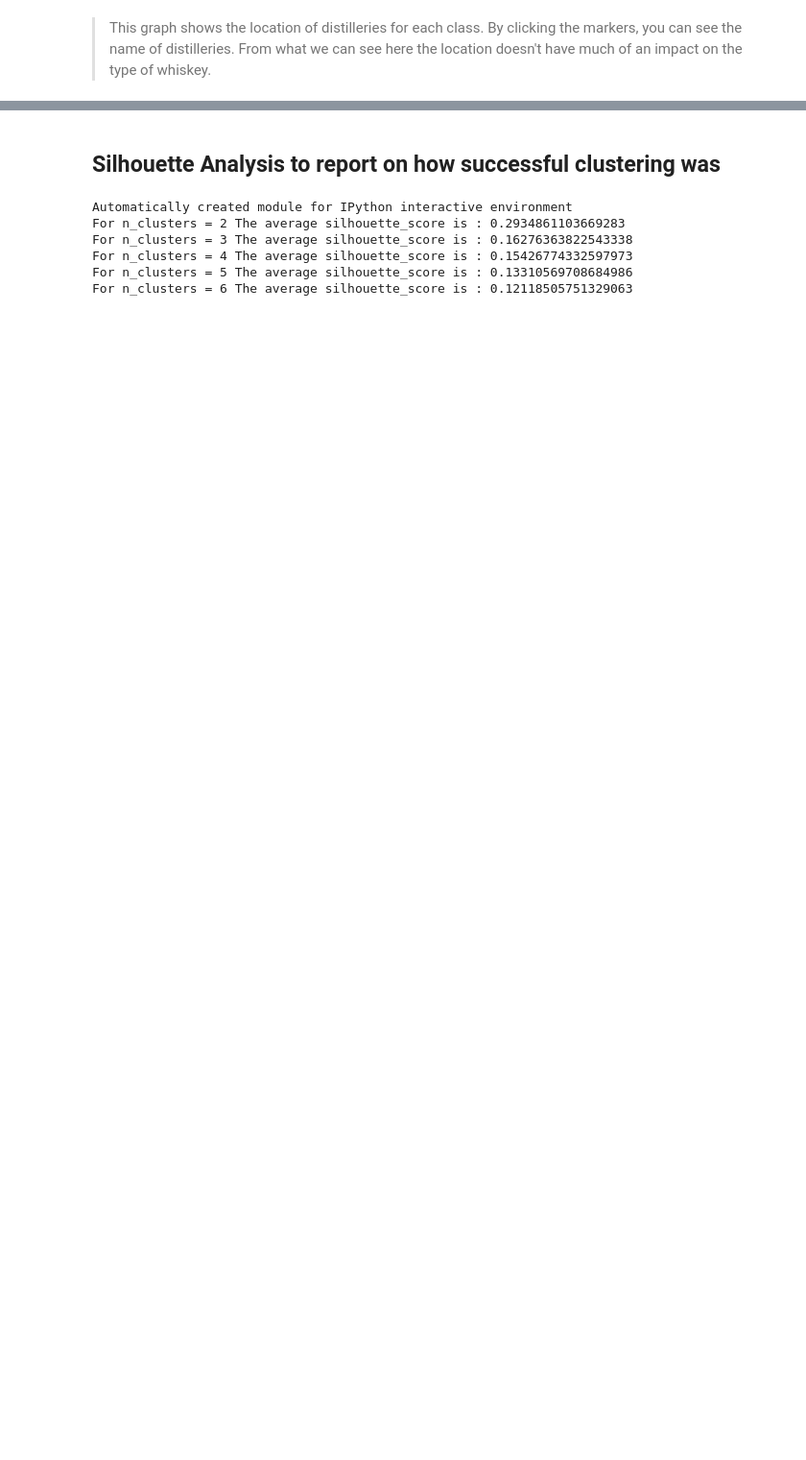
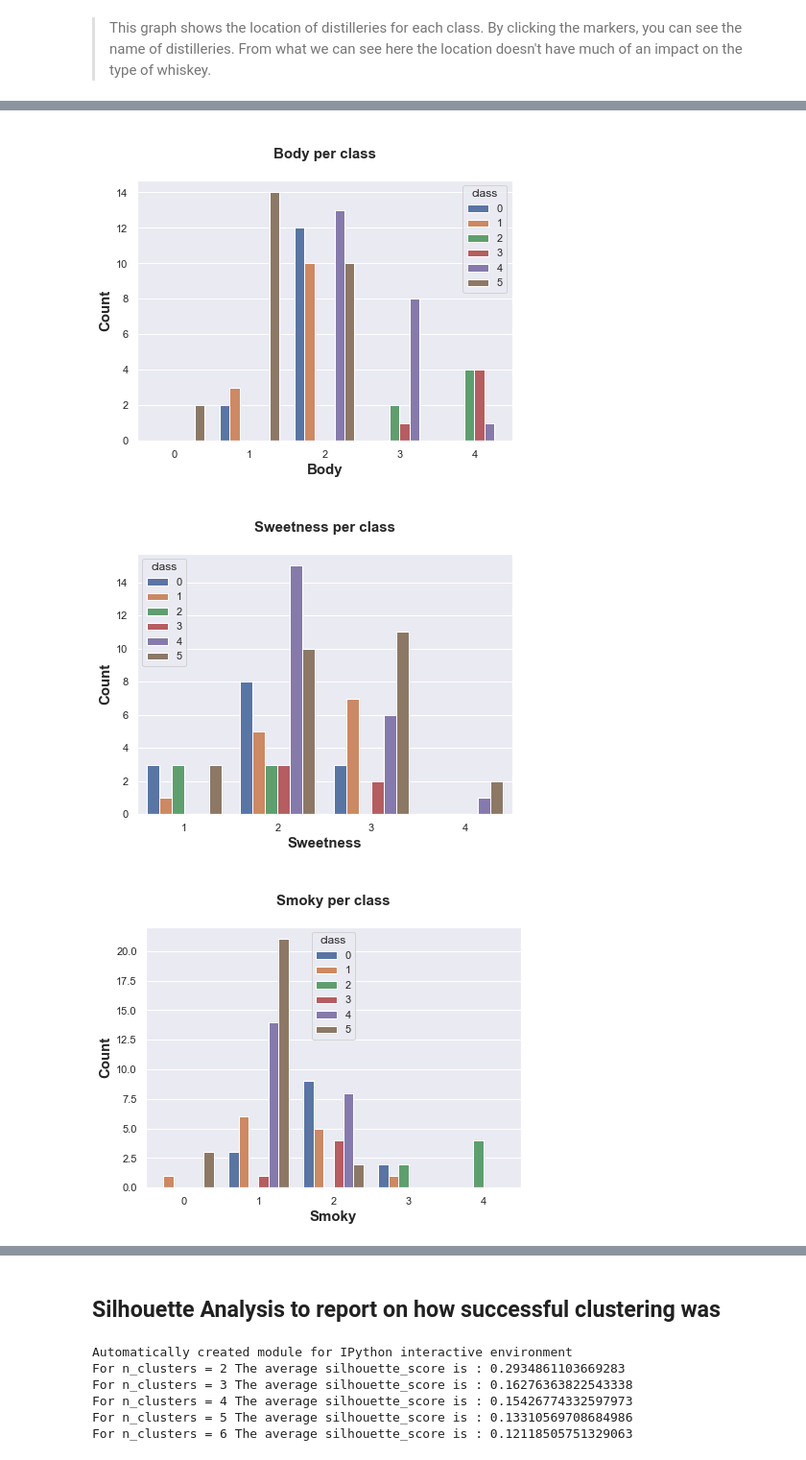
Before and after one commit to keanubowker8/K-Means-Whiskey-Distilleries, a Jupyter notebook: whiskey.ipynb, the cells around one changed output, grey strips where cells are left out. Shown at 96% size. Cells and saved outputs as stored; diff of their text form; code cells hidden in the pictures; blank space fills up the shorter version.

```diff
--- a/whiskey.ipynb
+++ b/whiskey.ipynb
@@ -197,4 +186,0 @@ Index(['Body', 'Sweetness', 'Smoky', 'Medicinal', 'Tobacco', 'Honey', 'Spicy',
-# %%
-for column in whiskey_df.columns[1:-4]:
-    sns.histplot(data=whiskey_df, x=column, hue="class", multiple="stack", palette='dark')
-    plt.show()
@@ -213,0 +187,12 @@ for column in whiskey_df.columns[1:-4]:
+# %%
+for column in whiskey_df.columns[1:-4]:
+    plt.figure(figsize = (7,5))
+    sns.countplot(x = column, hue ='class', data = whiskey_df)
+    plt.title(f'\n{column} per class\n', fontsize=15, weight='bold')
+    plt.xlabel(column, fontsize=15, weight='bold')
+    plt.ylabel('Count', fontsize=15, weight='bold')
+    plt.show()
+# %% [output]
+[figure, added]
+[figure, added]
+[figure, added]
```
Also changed, not shown: parts of 9 cells of this notebook.
